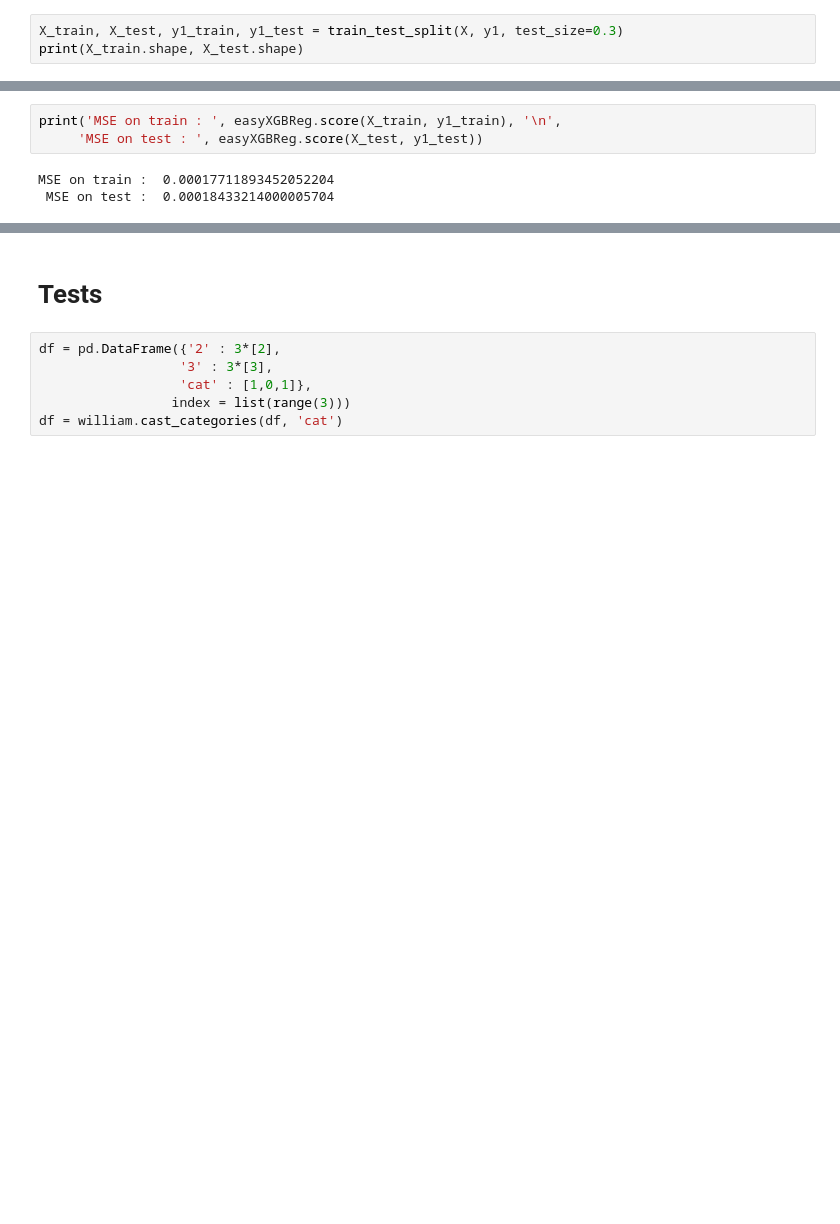
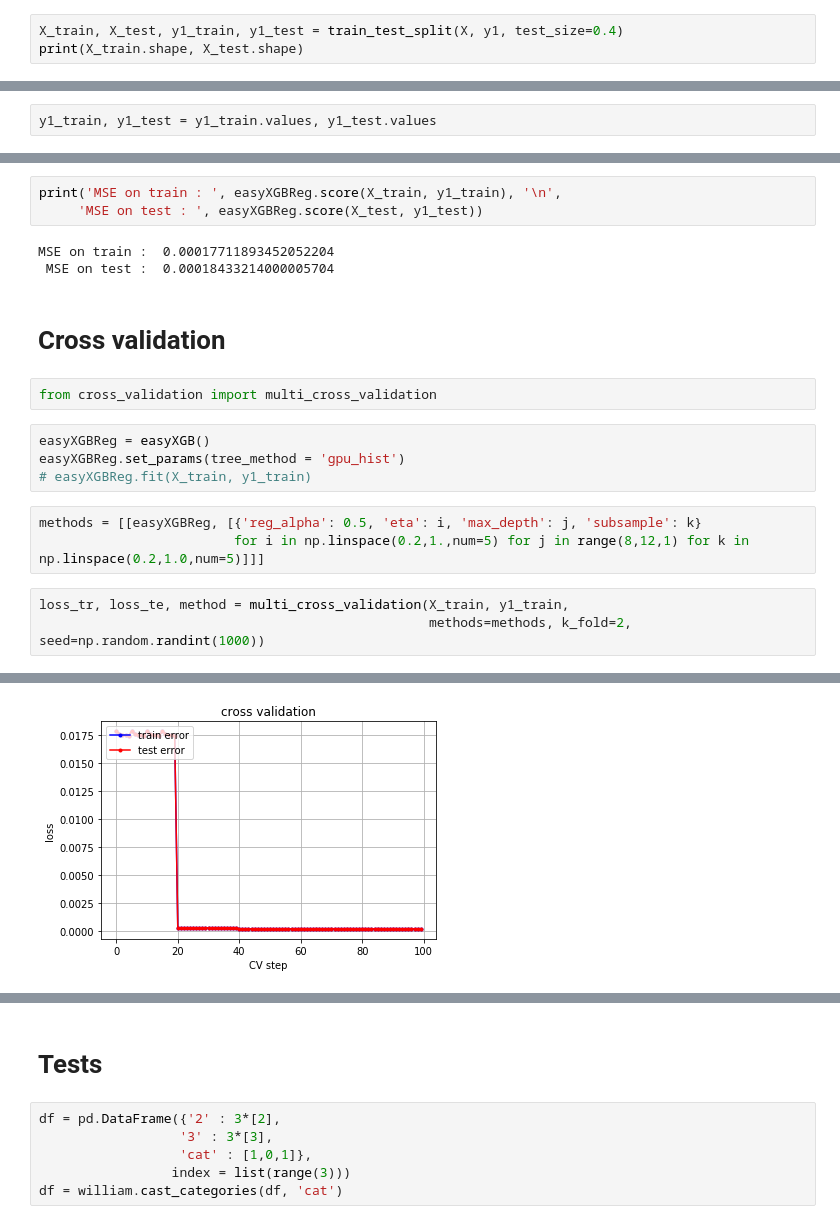
Before and after one commit to WilliamCappelletti/ML_CS433_project2, a Jupyter notebook: src/William_Notebook.ipynb, the cells around one changed output, grey strips where cells are left out. Saved outputs shown, nothing was run; the diff lists cells and outputs as text; blank space fills up the shorter version.

```diff
--- a/src/William_Notebook.ipynb
+++ b/src/William_Notebook.ipynb
@@ -193,6 +193,6 @@ checkX.head()
 # %% [markdown]
 ### Train test splitting
 # %%
-X_train, X_test, y1_train, y1_test = train_test_split(X, y1, test_size=0.3)
+X_train, X_test, y1_train, y1_test = train_test_split(X, y1, test_size=0.4)
 print(X_train.shape, X_test.shape)
 # %% [output]
@@ -200,3 +200,5 @@ print(X_train.shape, X_test.shape)
+# %%
+y1_train, y1_test = y1_train.values, y1_test.values
 # %% [raw]
 R = regressions.cast_categories(realization.to_frame(), 'realization', 're')
 
@@ -260,3 +262,18 @@ print('MSE on train : ', easyXGBReg.score(X_train, y1_train), '\n',
 # %% [output]
 MSE on train :  0.00017711893452052204
  MSE on test :  0.00018433214000005704
+# %% [markdown]
+# Cross validation
+# %%
+from cross_validation import multi_cross_validation
+# %%
+easyXGBReg = easyXGB()
+easyXGBReg.set_params(tree_method = 'gpu_hist')
+# easyXGBReg.fit(X_train, y1_train)
+# %%
+methods = [[easyXGBReg, [{'reg_alpha': 0.5, 'eta': i, 'max_depth': j, 'subsample': k}
+                         for i in np.linspace(0.2,1.,num=5) for j in range(8,12,1) for k in np.linspace(0.2,1.0,num=5)]]]
+# %%
+loss_tr, loss_te, method = multi_cross_validation(X_train, y1_train,
+                                                  methods=methods, k_fold=2, seed=np.random.randint(1000))
+# %% [output]
@@ -262,0 +297 @@ MSE on train :  0.00017711893452052204
+[figure, added]
```
Also changed, not shown: parts of 5 cells of this notebook, 2 other files.
